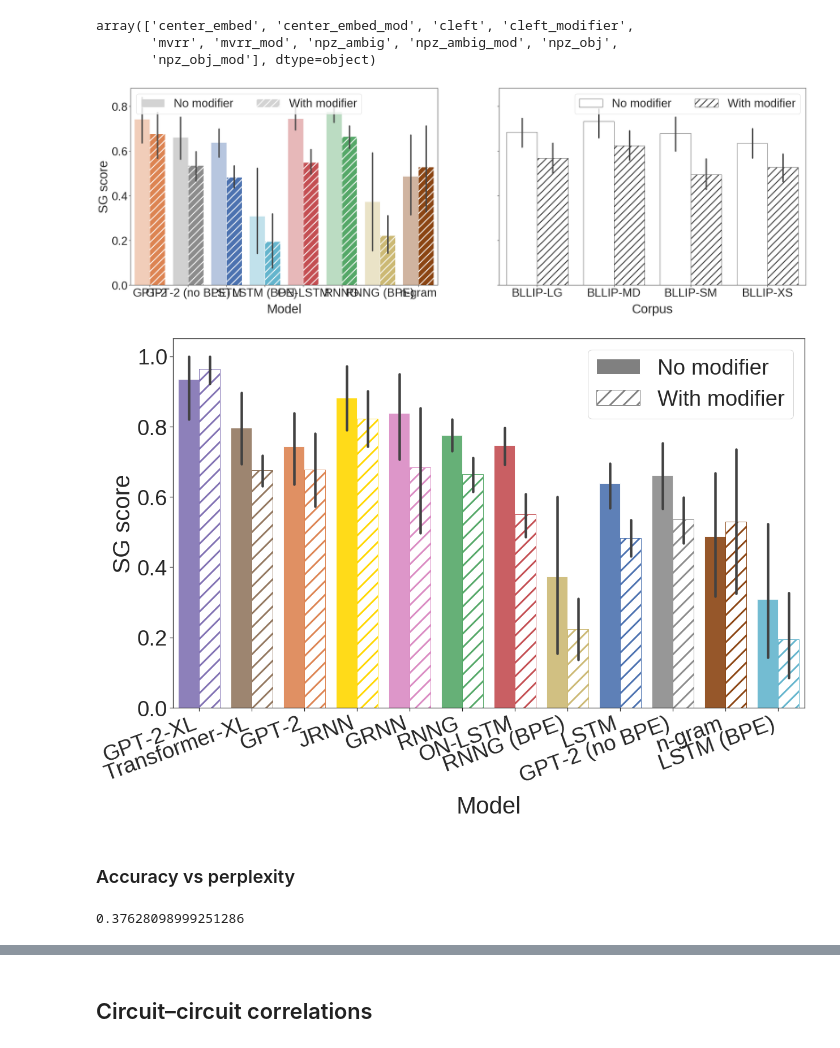
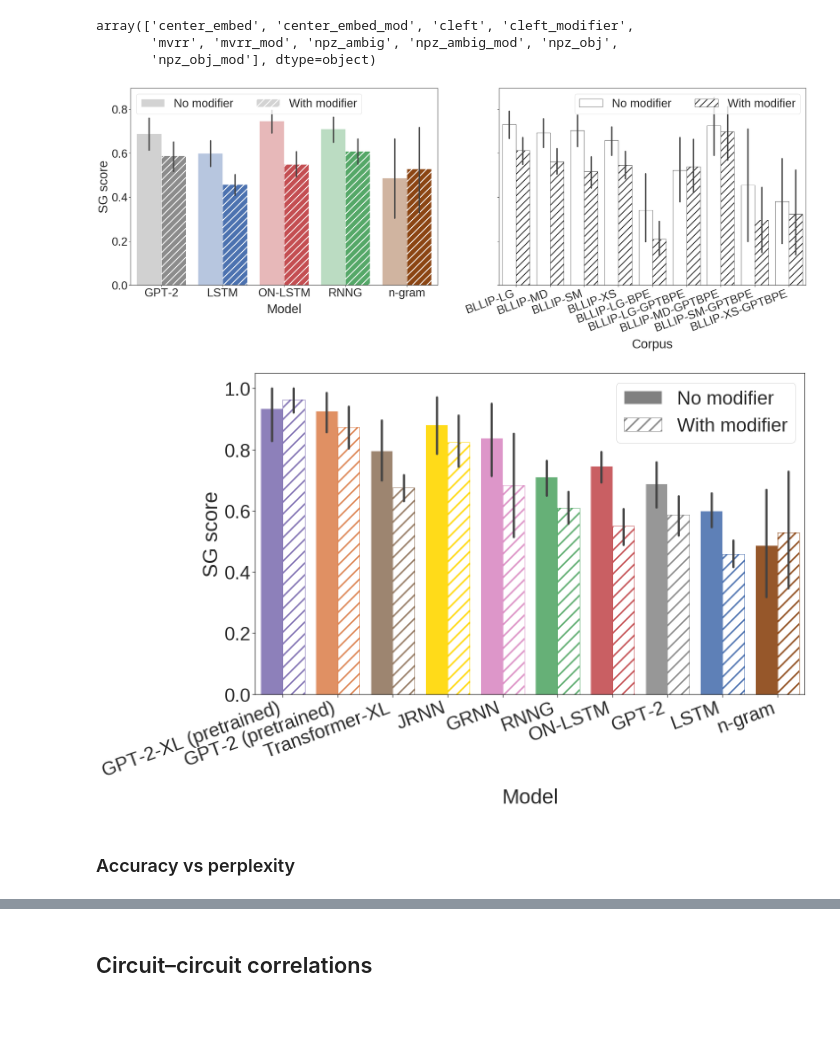
Before and after one commit to cpllab/syntactic-generalization, a Jupyter notebook: notebooks/final.ipynb, the cells around one changed output, grey strips where cells are left out. Drawn from its saved outputs; the diff is of its cells as text; code cells hidden in the pictures; blank space fills up the shorter version.

Commit message:
unify BPE labeling; add model BPE results; calculate some basic BPE statistics

```diff
--- a/notebooks/final.ipynb
+++ b/notebooks/final.ipynb
@@ -41,16 +41,14 @@ PRETTY_COLUMN_MAPS = [
     ("model_name",
      {
         "vanilla": "LSTM",
-        "vanilla-bpe": "LSTM (BPE)",
         "ordered-neurons": "ON-LSTM",
         "rnng": "RNNG",
-        "rnng-bpe": "RNNG (BPE)",
         "ngram": "n-gram",
         "random": "Random",
 
+        "gpt-2-pretrained": "GPT-2 (pretrained)",
+        "gpt-2-xl-pretrained": "GPT-2-XL (pretrained)",
         "gpt-2": "GPT-2",
-        "gpt-2-xl": "GPT-2-XL",
-        "gpt-2-nobpe": "GPT-2 (no BPE)",
         "transformer-xl": "Transformer-XL",
         "grnn": "GRNN",
         "jrnn": "JRNN",
@@ -68,7 +66,7 @@ ngram_models = ["1gram", "ngram", "ngram-single"]
 baseline_models = ["random"]
 
 # Models for which we designed a controlled training regime
-controlled_models = ["ngram", "ordered-neurons", "vanilla", "rnng", "gpt-2", "gpt-2-nobpe", "vanilla-bpe", "rnng-bpe"]
+controlled_models = ["ngram", "ordered-neurons", "vanilla", "rnng", "gpt-2"]
 # %% [markdown]
 ### Load
 # %%
@@ -285,21 +283,27 @@ CORPUS_MARKERS = {
     "BLLIP-LG": "s",
     "BLLIP-MD": "v",
     "BLLIP-SM": "P",
-    "BLLIP-XS": "X"
+    "BLLIP-XS": "X",
+
+    "BLLIP-LG-BPE": "s",
+    "BLLIP-MD-BPE": "v",
+
+    "BLLIP-LG-GPTBPE": "s",
+    "BLLIP-MD-GPTBPE": "v",
+    "BLLIP-SM-GPTBPE": "P",
+    "BLLIP-XS-GPTBPE": "X"
 }
 p = sns.color_palette()[:len(joined_data.model_name.unique())]
 MODEL_COLORS = {
     "LSTM": p[0],
-    "LSTM (BPE)": p[9],
     "ON-LSTM": p[3],
     "RNNG": p[2],
-    "RNNG (BPE)": p[8],
     "n-gram": "saddlebrown",
     "Random": "darkgrey",
 
-    "GPT-2": p[1],
-    "GPT-2-XL": p[4],
-    "GPT-2 (no BPE)": p[7],
+    "GPT-2 (pretrained)": p[1],
+    "GPT-2-XL (pretrained)": p[4],
+    "GPT-2": p[7],
     "Transformer-XL": p[5],
     "GRNN": p[6],
     "JRNN": "gold"
@@ -319,7 +323,9 @@ PERPLEXITY_LABEL = "Test perplexity"
 # for figure ordering / coloring. (NB these refer to prettified names)
 model_order = sorted(set(results_df.pretty_model_name))
 controlled_model_order = sorted(set(results_df[results_df.model_name.isin(controlled_models)].pretty_model_name))
-corpus_order = ["BLLIP-LG", "BLLIP-MD", "BLLIP-SM", "BLLIP-XS"]
+corpus_order = ["BLLIP-LG", "BLLIP-MD", "BLLIP-SM", "BLLIP-XS",
+                "BLLIP-LG-BPE", "BLLIP-LG-GPTBPE",
+                "BLLIP-MD-GPTBPE", "BLLIP-SM-GPTBPE", "BLLIP-XS-GPTBPE"]
 circuit_order = sorted([c for c in results_df.circuit.dropna().unique()])
 # %% [markdown]
 ## Main analyses
@@ -484,34 +490,37 @@ for i, ax in enumerate(axes):
         # Set labels.
         ax.set_xlabel("Model", labelpad=16)
         ax.set_ylabel(SG_ABSOLUTE_LABEL)
 
         # Custom legend.
         handles, _ = ax.get_legend_handles_labels()
         import matplotlib.patches as mpatches
         handles[0] = mpatches.Patch(facecolor="lightgrey")
         handles[1] = mpatches.Patch(facecolor="lightgrey")
         handles[1].set_hatch(HATCH)
         ax.legend(handles, MOD_STABILITY_LABELS, loc="upper left", title="", ncol=2)
     elif i == 1:
         sns.barplot(data=controlled_suites_df_mod, x="pretty_corpus", y="correct",
                     hue="has_modifier", order=corpus_order, ax=ax, facecolor="white", edgecolor=".2")
 
         # Add hatches.
         add_hatches(ax.patches, hatch=HATCH)
 
         # Set labels.
         ax.set_xlabel("Corpus", labelpad=16)
         ax.set_ylabel("")
 
+        # Ticks.
+        ax.set_xticklabels(ax.get_xticklabels(), rotation=20, horizontalalignment="right")
+
         # Custom legend.
         handles, _ = ax.get_legend_handles_labels()
         ax.legend(handles, MOD_STABILITY_LABELS, loc="upper right", title="", ncol=2)
 
 
 if RENDER_FINAL:
     render_final(figure_path / "stability.pdf")
 # %% [output]
-[figure, old version]
+[figure, new version]
 # %%
 # Sort by decreasing average accuracy.
 order = list(plot_df.groupby("pretty_model_name").correct.mean().sort_values(ascending=False).index)
@@ -549,12 +558,8 @@ ax.legend(handles, MOD_STABILITY_LABELS, loc="upper right", title="")
 if RENDER_FINAL:
     render_final(figure_path / "stability-all-models.pdf")
 # %% [output]
-[figure, old version]
+[figure, new version]
 # %% [markdown]
 ### Accuracy vs perplexity
-# %%
-joined_data[(joined_data.model_name == "vanilla") & (joined_data.corpus == "bllip-lg")].correct.mean()
-# %% [output]
-0.37628098999251286
 # %%
 f, ax = plt.subplots(figsize=(20, 20))
```
Also changed, not shown: parts of 21 cells of this notebook, 1 other file.
